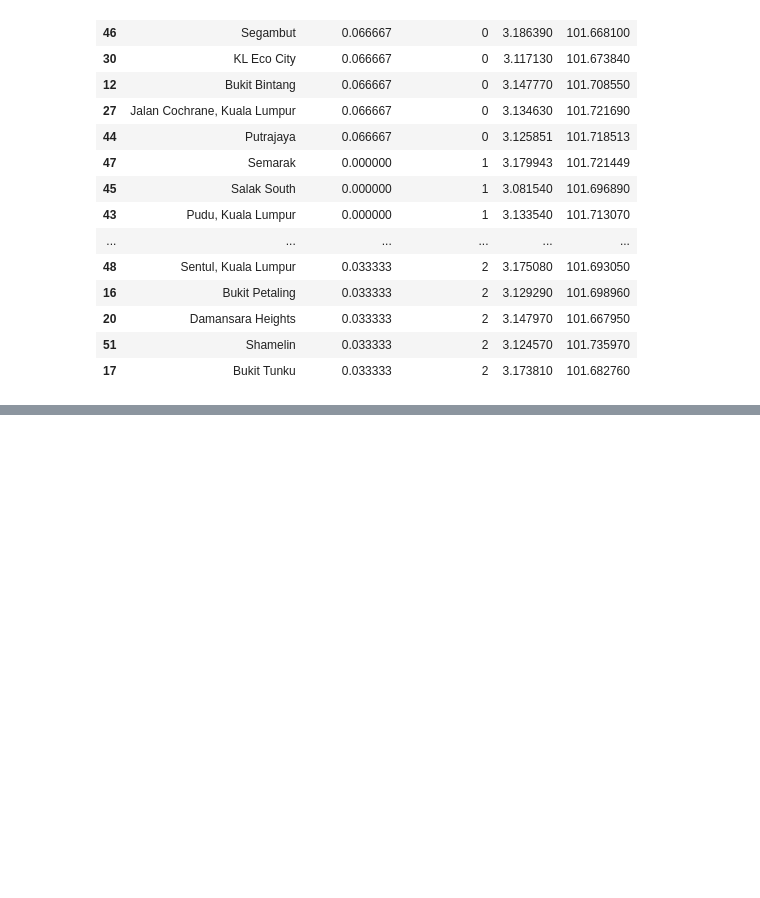
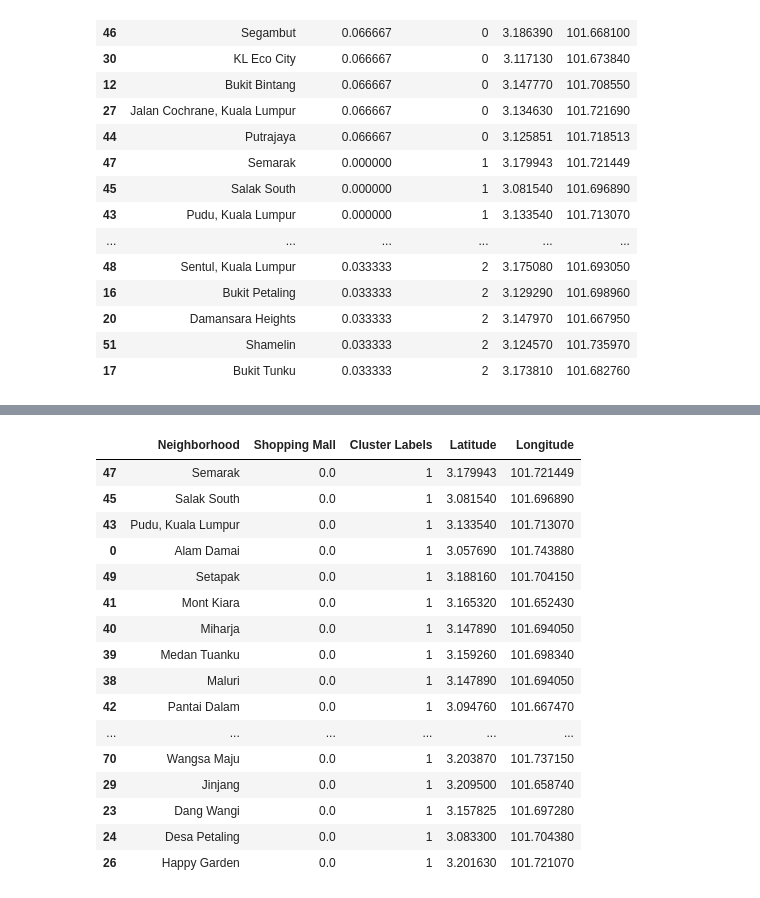
Before and after one commit to shu3bham/Coursera_Capstone, a Jupyter notebook: week 5 final submission.ipynb, the cells around one changed output, grey strips where cells are left out. Saved outputs shown, nothing was run; the diff lists cells and outputs as text; code cells hidden in the pictures; blank space fills up the shorter version.

```diff
--- a/week 5 final submission.ipynb
+++ b/week 5 final submission.ipynb
@@ -436,0 +475,21 @@ x=np.arange(kcl)
+# %%
+#cluster 1
+kl_merged.loc[kl_merged['Cluster Labels']==1]
+# %% [output]
+|  | Neighborhood | Shopping Mall | Cluster Labels | Latitude | Longitude |
+| 47 | Semarak | 0.0 | 1 | 3.179943 | 101.721449 |
+| 45 | Salak South | 0.0 | 1 | 3.081540 | 101.696890 |
+| 43 | Pudu, Kuala Lumpur | 0.0 | 1 | 3.133540 | 101.713070 |
+| 0 | Alam Damai | 0.0 | 1 | 3.057690 | 101.743880 |
+| 49 | Setapak | 0.0 | 1 | 3.188160 | 101.704150 |
+| 41 | Mont Kiara | 0.0 | 1 | 3.165320 | 101.652430 |
+| 40 | Miharja | 0.0 | 1 | 3.147890 | 101.694050 |
+| 39 | Medan Tuanku | 0.0 | 1 | 3.159260 | 101.698340 |
+| 38 | Maluri | 0.0 | 1 | 3.147890 | 101.694050 |
+| 42 | Pantai Dalam | 0.0 | 1 | 3.094760 | 101.667470 |
+| ... | ... | ... | ... | ... | ... |
+| 70 | Wangsa Maju | 0.0 | 1 | 3.203870 | 101.737150 |
+| 29 | Jinjang | 0.0 | 1 | 3.209500 | 101.658740 |
+| 23 | Dang Wangi | 0.0 | 1 | 3.157825 | 101.697280 |
+| 24 | Desa Petaling | 0.0 | 1 | 3.083300 | 101.704380 |
+| 26 | Happy Garden | 0.0 | 1 | 3.201630 | 101.721070 |
```
Also changed, not shown: parts of 7 cells of this notebook.
